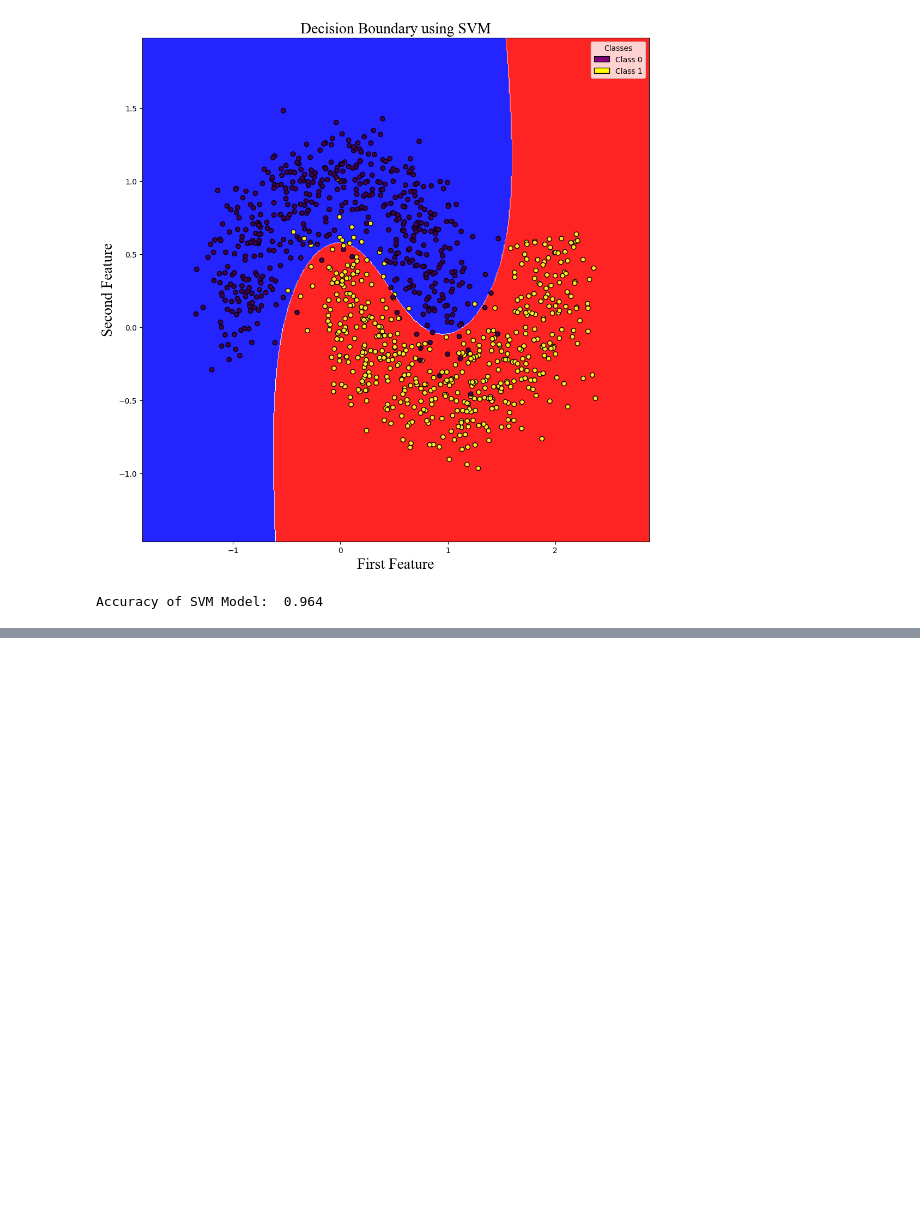
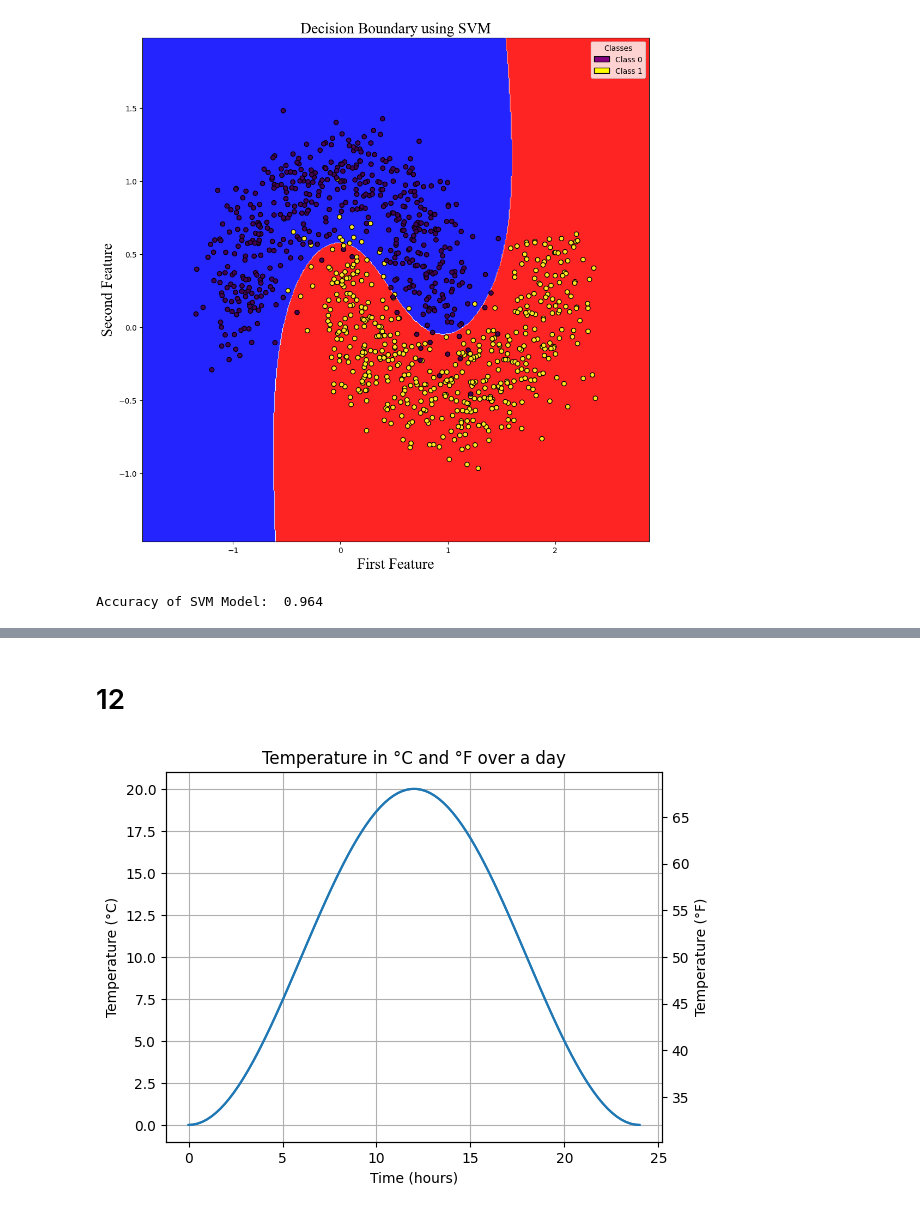
Before and after one commit to manusharansah/Python, a Jupyter notebook: Assignments/assign2.ipynb, the cells around one changed output, grey strips where cells are left out. Cells and saved outputs as stored; diff of their text form; code cells hidden in the pictures; blank space fills up the shorter version.

```diff
--- a/Assignments/assign2.ipynb
+++ b/Assignments/assign2.ipynb
@@ -262,0 +315,25 @@ Accuracy of SVM Model:  0.964
+# %% [markdown]
+# 12
+# %%
+import numpy as np
+import matplotlib.pyplot as plt
+
+def c_to_f(c):
+    return (9*c)/5 +32
+time = np.linspace(0,24,100)
+c_temp = 10 + 10 *np.sin((time-6)*np.pi/12)
+f_temp = c_to_f(c_temp)
+fig,ax1 = plt.subplots()
+ax1.plot(time,c_temp)
+ax1.set_xlabel("Time (hours)")
+ax1.set_ylabel("Temperature (°C)")
+plt.grid(True)
+ax2 = ax1.twinx()
+ax2.plot(time,f_temp)
+ax2.set_ylabel("Temperature (°F)")
+plt.title("Temperature in °C and °F over a day")
+plt.savefig('temperatue.png',dpi = 300,format='png')
+plt.savefig('temperature.pdf',dpi = 300,format='pdf')
+plt.show()
+# %% [output]
+[figure, added]
```
Also changed, not shown: parts of 5 cells of this notebook, 3 other files.
